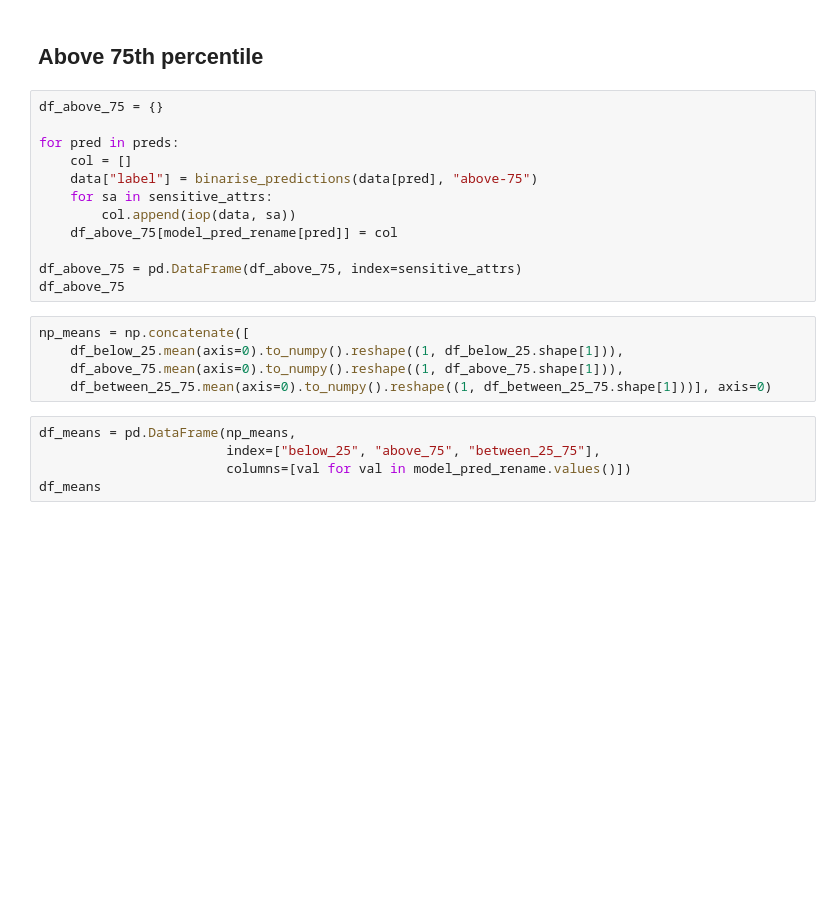
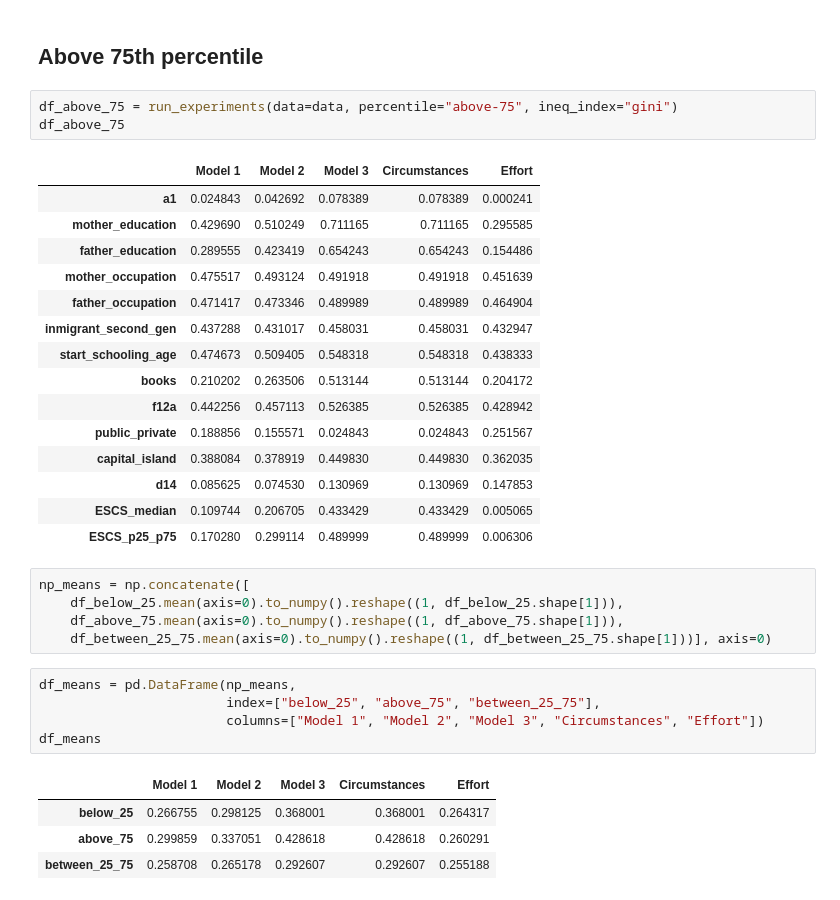
Before and after one commit to liamj2311/aaai24-code, a Jupyter notebook: experiments.ipynb, the cells around one changed output. Drawn from its saved outputs; the diff is of its cells as text; blank space fills up the shorter version.

```diff
--- a/experiments.ipynb
+++ b/experiments.ipynb
@@ -438,17 +563,24 @@ df_between_25_75
 # %% [markdown]
 ## Above 75th percentile
-# %%
-df_above_75 = {}
-
-for pred in preds:
-    col = []
-    data["label"] = binarise_predictions(data[pred], "above-75")
-    for sa in sensitive_attrs:
-        col.append(iop(data, sa))
-    df_above_75[model_pred_rename[pred]] = col
-
-df_above_75 = pd.DataFrame(df_above_75, index=sensitive_attrs)
-df_above_75
+# %%
+df_above_75 = run_experiments(data=data, percentile="above-75", ineq_index="gini")
+df_above_75
+# %% [output]
+|  | Model 1 | Model 2 | Model 3 | Circumstances | Effort |
+| a1 | 0.024843 | 0.042692 | 0.078389 | 0.078389 | 0.000241 |
+| mother_education | 0.429690 | 0.510249 | 0.711165 | 0.711165 | 0.295585 |
+| father_education | 0.289555 | 0.423419 | 0.654243 | 0.654243 | 0.154486 |
+| mother_occupation | 0.475517 | 0.493124 | 0.491918 | 0.491918 | 0.451639 |
+| father_occupation | 0.471417 | 0.473346 | 0.489989 | 0.489989 | 0.464904 |
+| inmigrant_second_gen | 0.437288 | 0.431017 | 0.458031 | 0.458031 | 0.432947 |
+| start_schooling_age | 0.474673 | 0.509405 | 0.548318 | 0.548318 | 0.438333 |
+| books | 0.210202 | 0.263506 | 0.513144 | 0.513144 | 0.204172 |
+| f12a | 0.442256 | 0.457113 | 0.526385 | 0.526385 | 0.428942 |
+| public_private | 0.188856 | 0.155571 | 0.024843 | 0.024843 | 0.251567 |
+| capital_island | 0.388084 | 0.378919 | 0.449830 | 0.449830 | 0.362035 |
+| d14 | 0.085625 | 0.074530 | 0.130969 | 0.130969 | 0.147853 |
+| ESCS_median | 0.109744 | 0.206705 | 0.433429 | 0.433429 | 0.005065 |
+| ESCS_p25_p75 | 0.170280 | 0.299114 | 0.489999 | 0.489999 | 0.006306 |
 # %%
 np_means = np.concatenate([
     df_below_25.mean(axis=0).to_numpy().reshape((1, df_below_25.shape[1])),
@@ -457,5 +589,10 @@ np_means = np.concatenate([
 # %%
 df_means = pd.DataFrame(np_means,
                         index=["below_25", "above_75", "between_25_75"],
-                        columns=[val for val in model_pred_rename.values()])
+                        columns=["Model 1", "Model 2", "Model 3", "Circumstances", "Effort"])
 df_means
+# %% [output]
+|  | Model 1 | Model 2 | Model 3 | Circumstances | Effort |
+| below_25 | 0.266755 | 0.298125 | 0.368001 | 0.368001 | 0.264317 |
+| above_75 | 0.299859 | 0.337051 | 0.428618 | 0.428618 | 0.260291 |
+| between_25_75 | 0.258708 | 0.265178 | 0.292607 | 0.292607 | 0.255188 |
```
Also changed, not shown: parts of 13 cells of this notebook, 1 other file.
